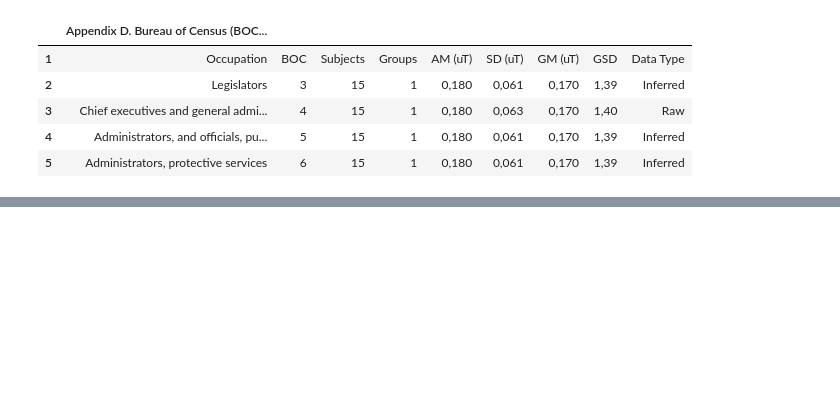
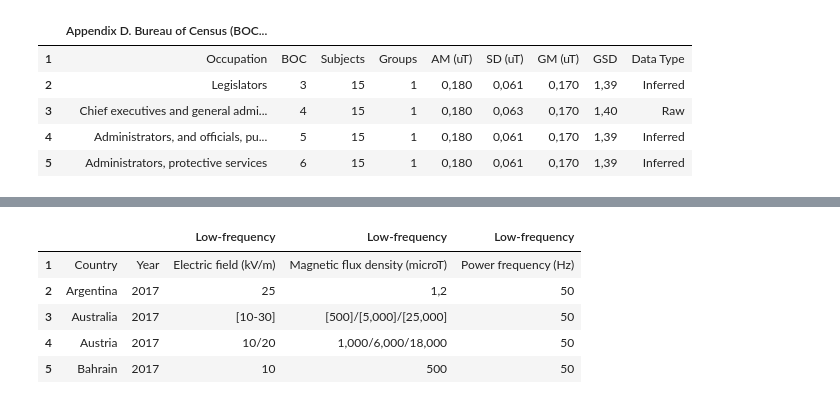
Before and after one commit to BilitisPrudhomme/BilitisPrudhomme, a Jupyter notebook: EMF_exposure_project.ipynb, the cells around one changed output, grey strips where cells are left out. Saved outputs shown, nothing was run; the diff lists cells and outputs as text; code cells hidden in the pictures; blank space fills up the shorter version.

```diff
--- a/EMF_exposure_project.ipynb
+++ b/EMF_exposure_project.ipynb
@@ -115,0 +346,17 @@ Première Manipulation avec le jeux de données
+# %%
+sheet = wb.worksheet('Exposure limits for low-frequency fields (worker)')
+# %%
+data = sheet.get_all_values()
+# %%
+df = pd.DataFrame(data)
+df.columns = df.iloc[0]
+df = df.iloc[1:]
+# %%
+df.head()
+# %% [output]
+|  |  |  | Low-frequency | Low-frequency | Low-frequency |
+| 1 | Country | Year | Electric field (kV/m) | Magnetic flux density (microT) | Power frequency (Hz) |
+| 2 | Argentina | 2017 | 25 | 1,2 | 50 |
+| 3 | Australia | 2017 | [10-30] | [500]/[5,000]/[25,000] | 50 |
+| 4 | Austria | 2017 | 10/20 | 1,000/6,000/18,000 | 50 |
+| 5 | Bahrain | 2017 | 10 | 500 | 50 |
```
Also changed, not shown: parts of 39 cells of this notebook.
